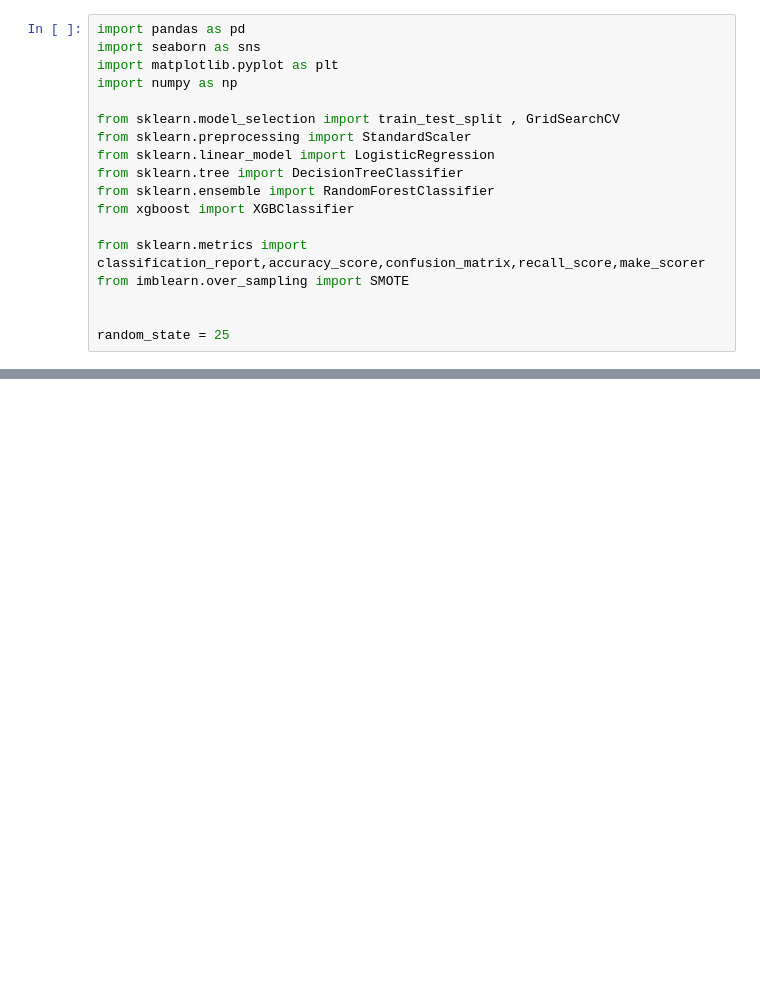
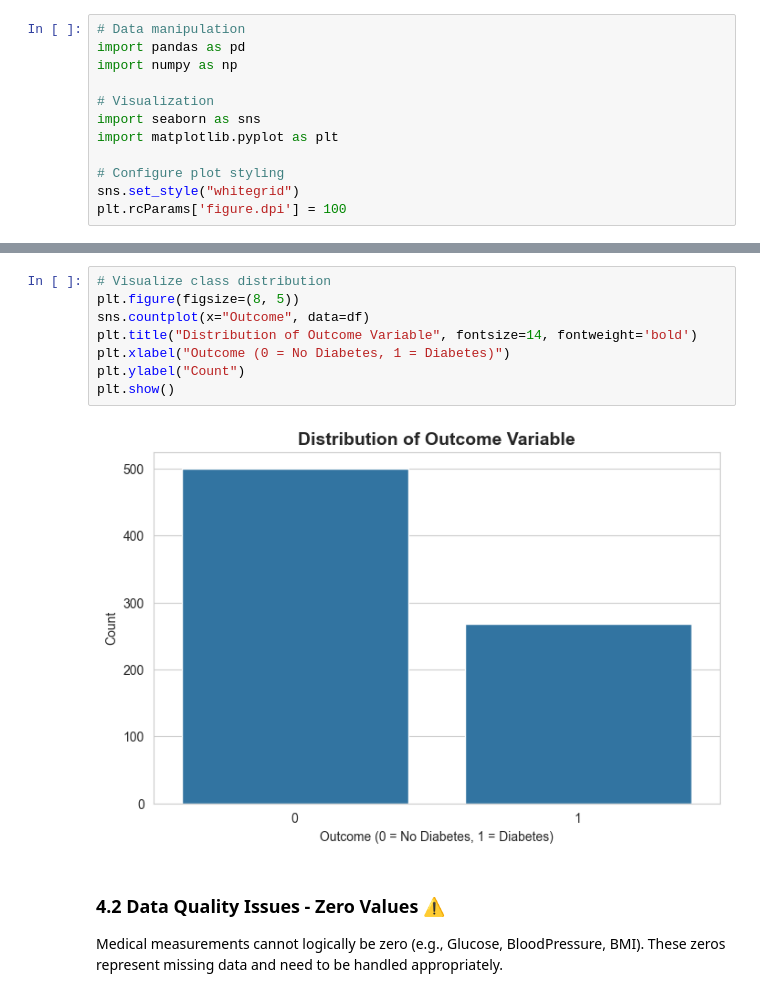
Before and after one commit to Osama-Abd-El-Mohsen/Diabetes-Risk-Predictor-ML, a Jupyter notebook: notebooks/01_EDA.ipynb, the cells around one changed output, grey strips where cells are left out. Drawn from its saved outputs; the diff is of its cells as text; blank space fills up the shorter version.

```diff
--- a/notebooks/01_EDA.ipynb
+++ b/notebooks/01_EDA.ipynb
@@ -5,19 +43,13 @@
 # %%
+# Data manipulation
 import pandas as pd
+import numpy as np
+
+# Visualization
 import seaborn as sns
 import matplotlib.pyplot as plt
-import numpy as np
 
-from sklearn.model_selection import train_test_split , GridSearchCV
-from sklearn.preprocessing import StandardScaler
-from sklearn.linear_model import LogisticRegression
-from sklearn.tree import DecisionTreeClassifier
-from sklearn.ensemble import RandomForestClassifier
-from xgboost import XGBClassifier
-
-from sklearn.metrics import classification_report,accuracy_score,confusion_matrix,recall_score,make_scorer
-from imblearn.over_sampling import SMOTE
-
-
-random_state = 25
+# Configure plot styling
+sns.set_style("whitegrid")
+plt.rcParams['figure.dpi'] = 100
 # %% [markdown]
@@ -39 +127,15 @@ df.head()
+# %%
+# Visualize class distribution
+plt.figure(figsize=(8, 5))
+sns.countplot(x="Outcome", data=df)
+plt.title("Distribution of Outcome Variable", fontsize=14, fontweight='bold')
+plt.xlabel("Outcome (0 = No Diabetes, 1 = Diabetes)")
+plt.ylabel("Count")
+plt.show()
+# %% [output]
+[figure, added]
+# %% [markdown]
+### 4.2 Data Quality Issues - Zero Values ⚠️
+
+Medical measurements cannot logically be zero (e.g., Glucose, BloodPressure, BMI). These zeros represent missing data and need to be handled appropriately.
 # %%
```
Also changed, not shown: parts of 27 cells of this notebook.
